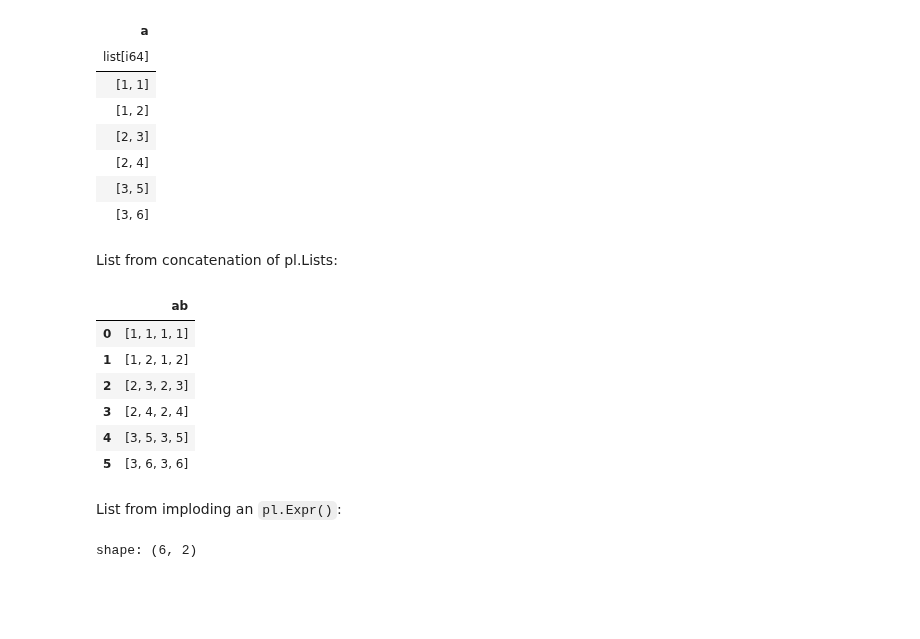
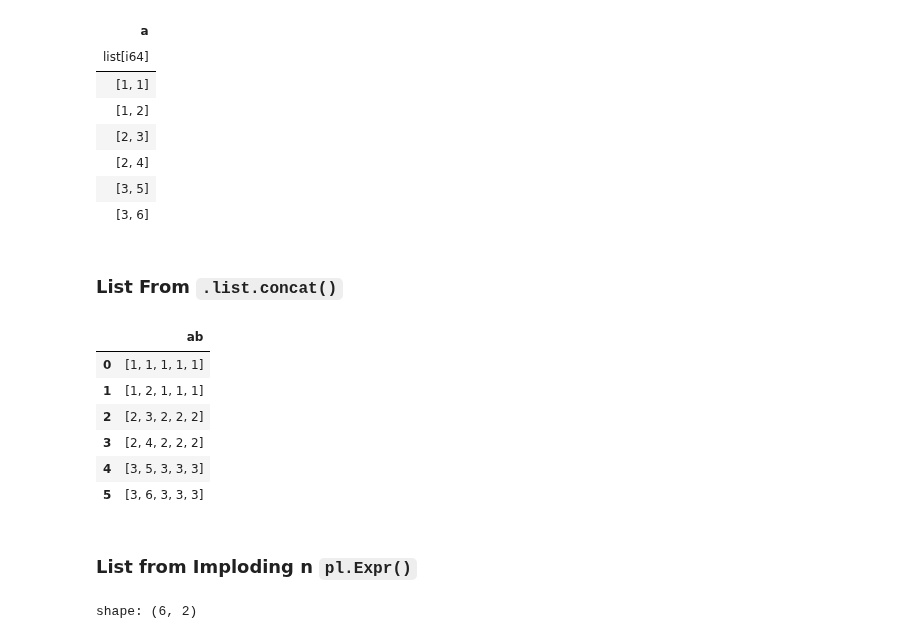
Before and after one commit to johnros/polars_demo, a Jupyter notebook: nested_dtypes.ipynb, the cells around one changed output. Drawn from its saved outputs; the diff is of its cells as text; code cells hidden in the pictures; blank space fills up the shorter version.

```diff
--- a/nested_dtypes.ipynb
+++ b/nested_dtypes.ipynb
@@ -215,27 +326,27 @@ shape: (6, 1)
 | [2, 4] |
 | [3, 5] |
 | [3, 6] |
-# %% [markdown]
-List from concatenation of pl.Lists:
+# %% [markdown]
+### List From `.list.concat()`
 # %%
 (
     df
-    .select(
+    .with_columns(
         pl.concat_list([pl.col("a"), pl.col("b")]).alias('ab')
         )
-    .with_columns(pl.col('ab').list.concat('ab'))
+    .select(pl.col('ab').list.concat(['a','a','a']))
     .to_pandas()
 )
 # %% [output]
 |  | ab |
-| 0 | [1, 1, 1, 1] |
-| 1 | [1, 2, 1, 2] |
-| 2 | [2, 3, 2, 3] |
-| 3 | [2, 4, 2, 4] |
-| 4 | [3, 5, 3, 5] |
-| 5 | [3, 6, 3, 6] |
+| 0 | [1, 1, 1, 1, 1] |
+| 1 | [1, 2, 1, 1, 1] |
+| 2 | [2, 3, 2, 2, 2] |
+| 3 | [2, 4, 2, 2, 2] |
+| 4 | [3, 5, 3, 3, 3] |
+| 5 | [3, 6, 3, 3, 3] |
 # %% [markdown]
-List from imploding an `pl.Expr()`:
+### List from Imploding n `pl.Expr()`
 # %%
 #| label: list-from-imploding
 
```
Also changed, not shown: parts of 68 cells of this notebook, 4 other files.
